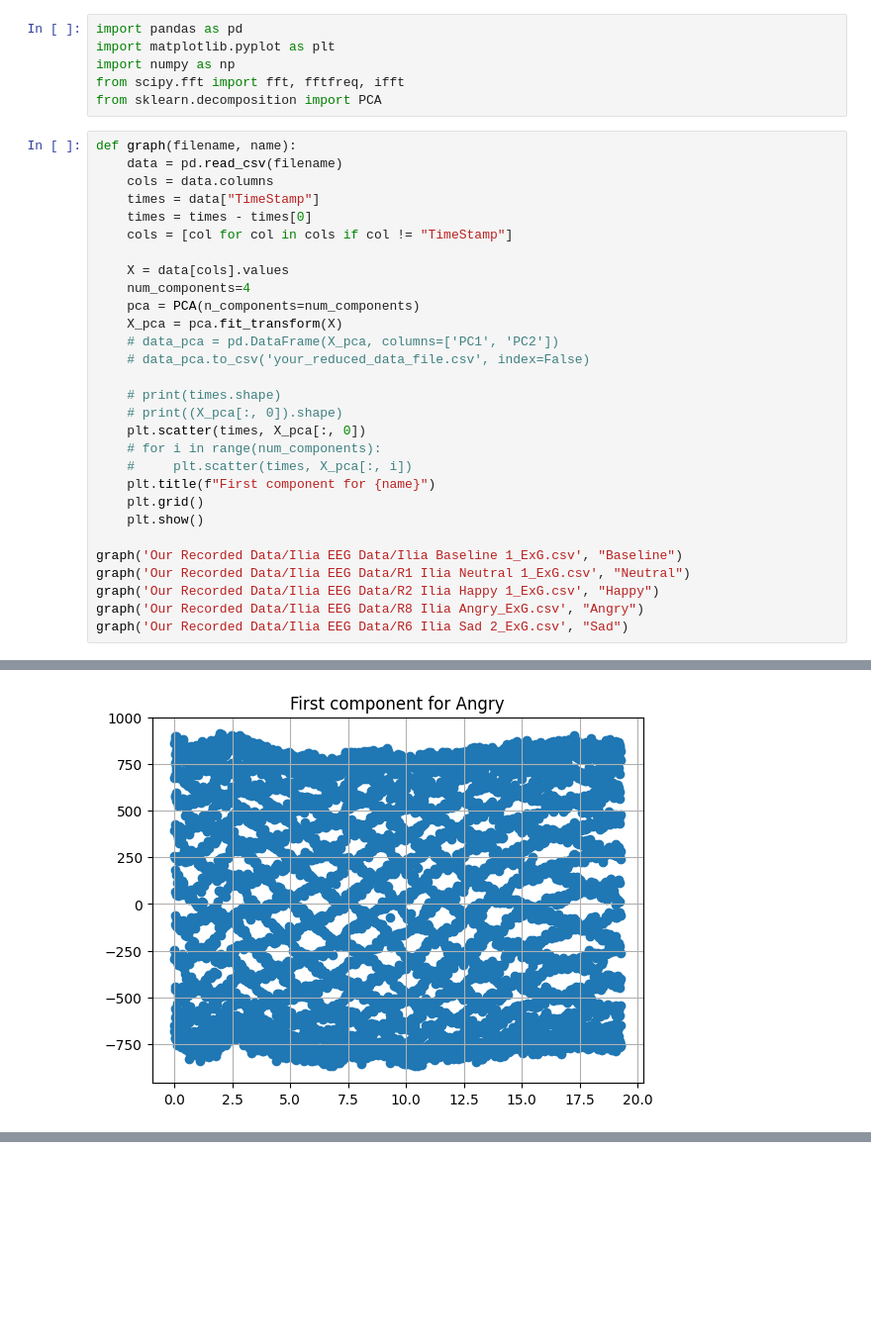
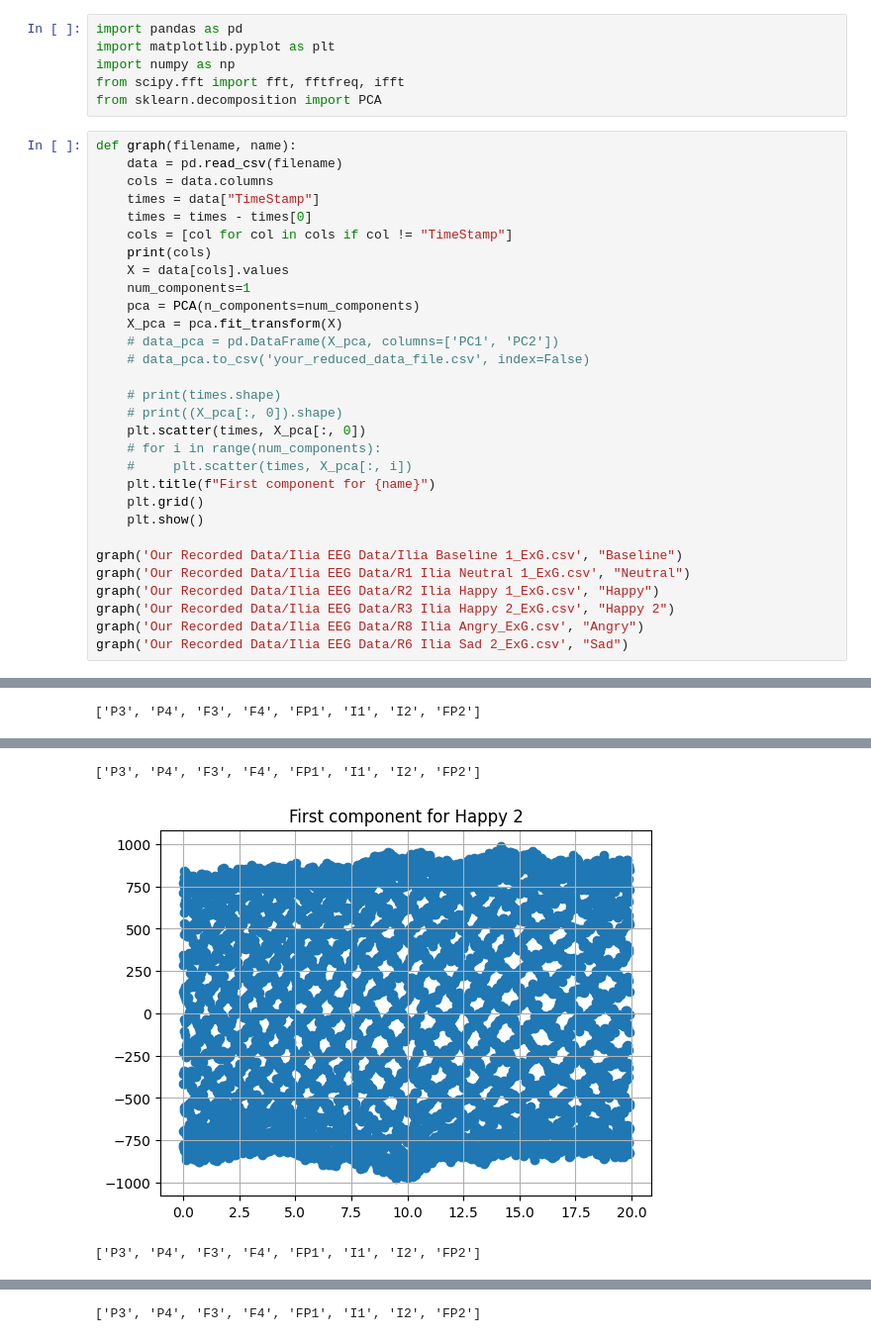
Before and after one commit to MyelinGroup/myelin-fuzzy-logic, a Jupyter notebook: pca.ipynb, the cells around one changed output, grey strips where cells are left out. Shown at 99% size. Cells and saved outputs as stored; diff of their text form; blank space fills up the shorter version.

```diff
--- a/pca.ipynb
+++ b/pca.ipynb
@@ -11,9 +11,9 @@ def graph(filename, name):
     times = data["TimeStamp"]
     times = times - times[0]
     cols = [col for col in cols if col != "TimeStamp"]
-
+    print(cols)
     X = data[cols].values
-    num_components=4
+    num_components=1
     pca = PCA(n_components=num_components)
     X_pca = pca.fit_transform(X)
     # data_pca = pd.DataFrame(X_pca, columns=['PC1', 'PC2'])
@@ -31,6 +31,7 @@ def graph(filename, name):
 graph('Our Recorded Data/Ilia EEG Data/Ilia Baseline 1_ExG.csv', "Baseline")
 graph('Our Recorded Data/Ilia EEG Data/R1 Ilia Neutral 1_ExG.csv', "Neutral")
 graph('Our Recorded Data/Ilia EEG Data/R2 Ilia Happy 1_ExG.csv', "Happy")
+graph('Our Recorded Data/Ilia EEG Data/R3 Ilia Happy 2_ExG.csv', "Happy 2")
 graph('Our Recorded Data/Ilia EEG Data/R8 Ilia Angry_ExG.csv', "Angry")
 graph('Our Recorded Data/Ilia EEG Data/R6 Ilia Sad 2_ExG.csv', "Sad")
 # %% [output]
@@ -38,3 +41,6 @@ graph('Our Recorded Data/Ilia EEG Data/R6 Ilia Sad 2_ExG.csv', "Sad")
 [figure]
+['P3', 'P4', 'F3', 'F4', 'FP1', 'I1', 'I2', 'FP2']
 [figure]
+['P3', 'P4', 'F3', 'F4', 'FP1', 'I1', 'I2', 'FP2']
-[figure, old version]
+[figure, new version]
+['P3', 'P4', 'F3', 'F4', 'FP1', 'I1', 'I2', 'FP2']
@@ -41,0 +48 @@ graph('Our Recorded Data/Ilia EEG Data/R6 Ilia Sad 2_ExG.csv', "Sad")
+['P3', 'P4', 'F3', 'F4', 'FP1', 'I1', 'I2', 'FP2']
```
Also changed, not shown: parts of 4 cells of this notebook, 25 other files.
